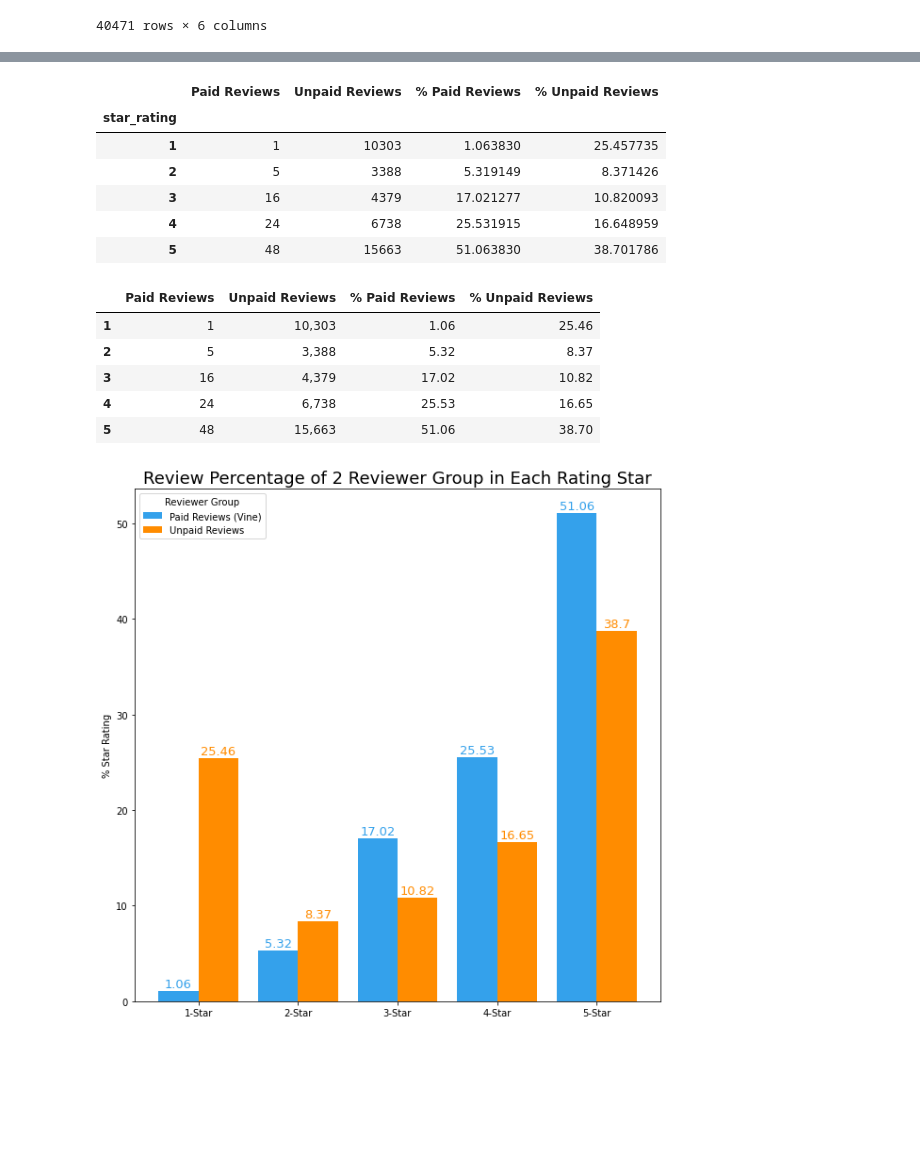
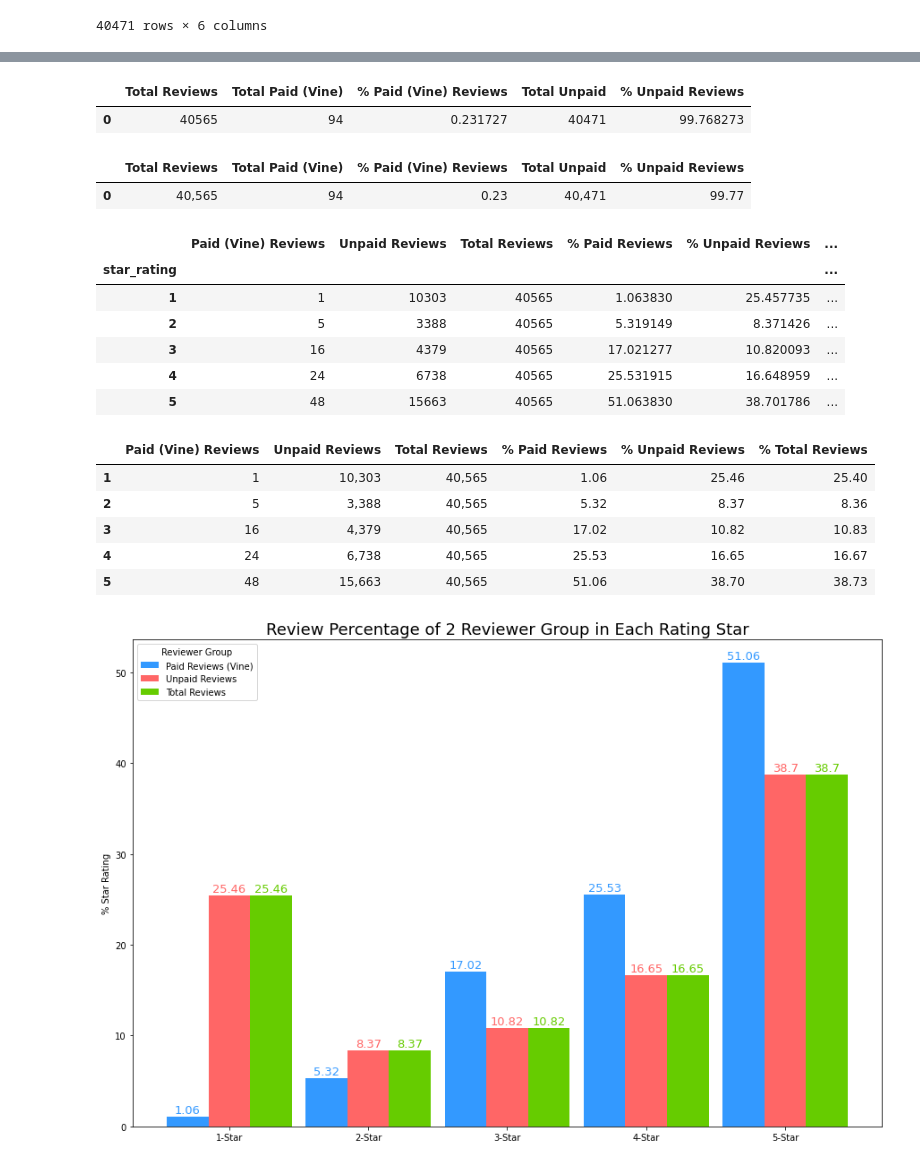
Before and after one commit to Jarviniazh/Module16-Challenge-Amazon-Vine-Analysis, a Jupyter notebook: Vine_Review_Analysis.ipynb, the cells around one changed output, grey strips where cells are left out. Cells and saved outputs as stored; diff of their text form; code cells hidden in the pictures; blank space fills up the shorter version.

Commit message:
Add total reviews data to analysis

```diff
--- a/Vine_Review_Analysis.ipynb
+++ b/Vine_Review_Analysis.ipynb
@@ -92,6 +92,7 @@ unpaid_df
 40471 rows × 6 columns
 # %%
 # Total number of reviews
+total_reviews = helpful_over_50_df["review_id"].count()
 total_paid_reviews = paid_df["review_id"].count()
 total_unpaid_reviews = unpaid_df["review_id"].count()
 # %%
@@ -131,64 +143,96 @@ summary_df
+# %%
+# Create a summary of total DataFrame
+summary_total_df = pd.DataFrame(
+    [{"Total Reviews": total_reviews,
+      "Total Paid (Vine)": total_paid_reviews,
+      "% Paid (Vine) Reviews": paid_percent,
+      "Total Unpaid": total_unpaid_reviews,
+      "% Unpaid Reviews": unpaid_percent}])
+
+summary_total_df
+# %% [output]
+|  | Total Reviews | Total Paid (Vine) | % Paid (Vine) Reviews | Total Unpaid | % Unpaid Reviews |
+| 0 | 40565 | 94 | 0.231727 | 40471 | 99.768273 |
+# %%
+# Format the summary_total_df
+summary_total_df["Total Reviews"] = summary_total_df["Total Reviews"].map("{:,.0f}".format)
+summary_total_df["Total Unpaid"] = summary_total_df["Total Unpaid"].map("{:,.0f}".format)
+summary_total_df["% Paid (Vine) Reviews"] = summary_total_df["% Paid (Vine) Reviews"].map("{:,.2f}".format)
+summary_total_df["% Unpaid Reviews"] = summary_total_df["% Unpaid Reviews"].map("{:,.2f}".format)
+summary_total_df
+# %% [output]
+|  | Total Reviews | Total Paid (Vine) | % Paid (Vine) Reviews | Total Unpaid | % Unpaid Reviews |
+| 0 | 40,565 | 94 | 0.23 | 40,471 | 99.77 |
 # %%
 # Group by the DataFrame with star-rating
 paid_star_group = paid_df.groupby(paid_df["star_rating"]).count()["review_id"]
-unpaid_star_group = unpaid_df.groupby(unpaid_df["star_rating"]).count()["review_id"].astype("int64")
+unpaid_star_group = unpaid_df.groupby(unpaid_df["star_rating"]).count()["review_id"]
+total_star_group = helpful_over_50_df.groupby(helpful_over_50_df["star_rating"]).count()["review_id"]
 paid_star_group_per = paid_star_group / total_paid_reviews * 100
 unpaid_star_group_per = unpaid_star_group / total_unpaid_reviews * 100
+total_star_group_per = total_star_group / total_reviews * 100
 # %%
 # Create a summary DataFrame for grouped data
-summary_by_star_df = pd.DataFrame({"Paid Reviews": paid_star_group,
+summary_by_star_df = pd.DataFrame({"Paid (Vine) Reviews": paid_star_group,
                                    "Unpaid Reviews":unpaid_star_group,
+                                   "Total Reviews": total_reviews,
                                    "% Paid Reviews": paid_star_group_per,
-                                   "% Unpaid Reviews": unpaid_star_group_per})
+                                   "% Unpaid Reviews": unpaid_star_group_per,
+                                   "% Total Reviews": total_star_group_per})
 summary_by_star_df
 # %% [output]
-|  | Paid Reviews | Unpaid Reviews | % Paid Reviews | % Unpaid Reviews |
-| star_rating |  |  |  |  |
-| 1 | 1 | 10303 | 1.063830 | 25.457735 |
-| 2 | 5 | 3388 | 5.319149 | 8.371426 |
-| 3 | 16 | 4379 | 17.021277 | 10.820093 |
-| 4 | 24 | 6738 | 25.531915 | 16.648959 |
-| 5 | 48 | 15663 | 51.063830 | 38.701786 |
+|  | Paid (Vine) Reviews | Unpaid Reviews | Total Reviews | % Paid Reviews | % Unpaid Reviews | ... |
+| star_rating |  |  |  |  |  | ... |
+| 1 | 1 | 10303 | 40565 | 1.063830 | 25.457735 | ... |
+| 2 | 5 | 3388 | 40565 | 5.319149 | 8.371426 | ... |
+| 3 | 16 | 4379 | 40565 | 17.021277 | 10.820093 | ... |
+| 4 | 24 | 6738 | 40565 | 25.531915 | 16.648959 | ... |
+| 5 | 48 | 15663 | 40565 | 51.063830 | 38.701786 | ... |
 # %%
 # Format the summary_by_star_df
 summary_by_star_df.index.name = None
+summary_by_star_df["Total Reviews"] = summary_by_star_df["Total Reviews"].map("{:,.0f}".format)
 summary_by_star_df["Unpaid Reviews"] = summary_by_star_df["Unpaid Reviews"].map("{:,.0f}".format)
 summary_by_star_df["% Paid Reviews"] = summary_by_star_df["% Paid Reviews"].map("{:,.2f}".format)
 summary_by_star_df["% Unpaid Reviews"] = summary_by_star_df["% Unpaid Reviews"].map("{:,.2f}".format)
+summary_by_star_df["% Total Reviews"] = summary_by_star_df["% Total Reviews"].map("{:,.2f}".format)
 summary_by_star_df
 # %% [output]
-|  | Paid Reviews | Unpaid Reviews | % Paid Reviews | % Unpaid Reviews |
-| 1 | 1 | 10,303 | 1.06 | 25.46 |
-| 2 | 5 | 3,388 | 5.32 | 8.37 |
-| 3 | 16 | 4,379 | 17.02 | 10.82 |
-| 4 | 24 | 6,738 | 25.53 | 16.65 |
-| 5 | 48 | 15,663 | 51.06 | 38.70 |
+|  | Paid (Vine) Reviews | Unpaid Reviews | Total Reviews | % Paid Reviews | % Unpaid Reviews | % Total Reviews |
+| 1 | 1 | 10,303 | 40,565 | 1.06 | 25.46 | 25.40 |
+| 2 | 5 | 3,388 | 40,565 | 5.32 | 8.37 | 8.36 |
+| 3 | 16 | 4,379 | 40,565 | 17.02 | 10.82 | 10.83 |
+| 4 | 24 | 6,738 | 40,565 | 25.53 | 16.65 | 16.67 |
+| 5 | 48 | 15,663 | 40,565 | 51.06 | 38.70 | 38.73 |
 # %%
 # Create a bar chart for comparision
 labels = ['1-Star', '2-Star', '3-Star', '4-Star', '5-Star']
 
 y1 = round(summary_by_star_df["% Paid Reviews"].astype("float"), 2)
 y2 = round(summary_by_star_df["% Unpaid Reviews"].astype("float"), 2)
+y3 = round(summary_by_star_df["% Total Reviews"].astype("float"), 2)
 
 x = np.arange(len(labels))
-width = 0.4
+width = 0.3
 
-fig, ax = plt.subplots(figsize = (10,10))
-rects1 = plt.bar(x - width/2, y1, width, label= "Paid Reviews (Vine)", color= "#34a1eb")
-rects2 = plt.bar(x + width/2, y2, width, label="Unpaid Reviews", color = "darkorange")
+fig, ax = plt.subplots(figsize = (15,10))
+rects1 = plt.bar(x - width, y1, width, label= "Paid Reviews (Vine)", color= "#3399FF")
+rects2 = plt.bar(x , y2, width, label="Unpaid Reviews", color = "#FF6666")
+rects3 = plt.bar(x + width, y2, width, label="Total Reviews", color = "#66CC00")
 
 plt.ylabel("% Star Rating")
 plt.title("Review Percentage of 2 Reviewer Group in Each Rating Star", fontsize=18)
 plt.xticks(x, labels)
 plt.legend(fontsize=10, title= "Reviewer Group")
 
-ax.bar_label(rects1, padding=1, color = "#34a1eb", fontsize=13)
-ax.bar_label(rects2, padding=1, color = "darkorange", fontsize=13)
+ax.bar_label(rects1, padding=1, color = "#3399FF", fontsize=13)
+ax.bar_label(rects2, padding=1, color = "#FF6666", fontsize=13)
+ax.bar_label(rects3, padding=1, color = "#66CC00", fontsize=13)
 
 # Save the figure
 plt.savefig("Resources/Bias_summary.png")
 
 # Display the figure
 plt.show()
 # %% [output]
-[figure, old version]
+[figure, new version]
```
Also changed, not shown: parts of 5 cells of this notebook, 1 other file.
